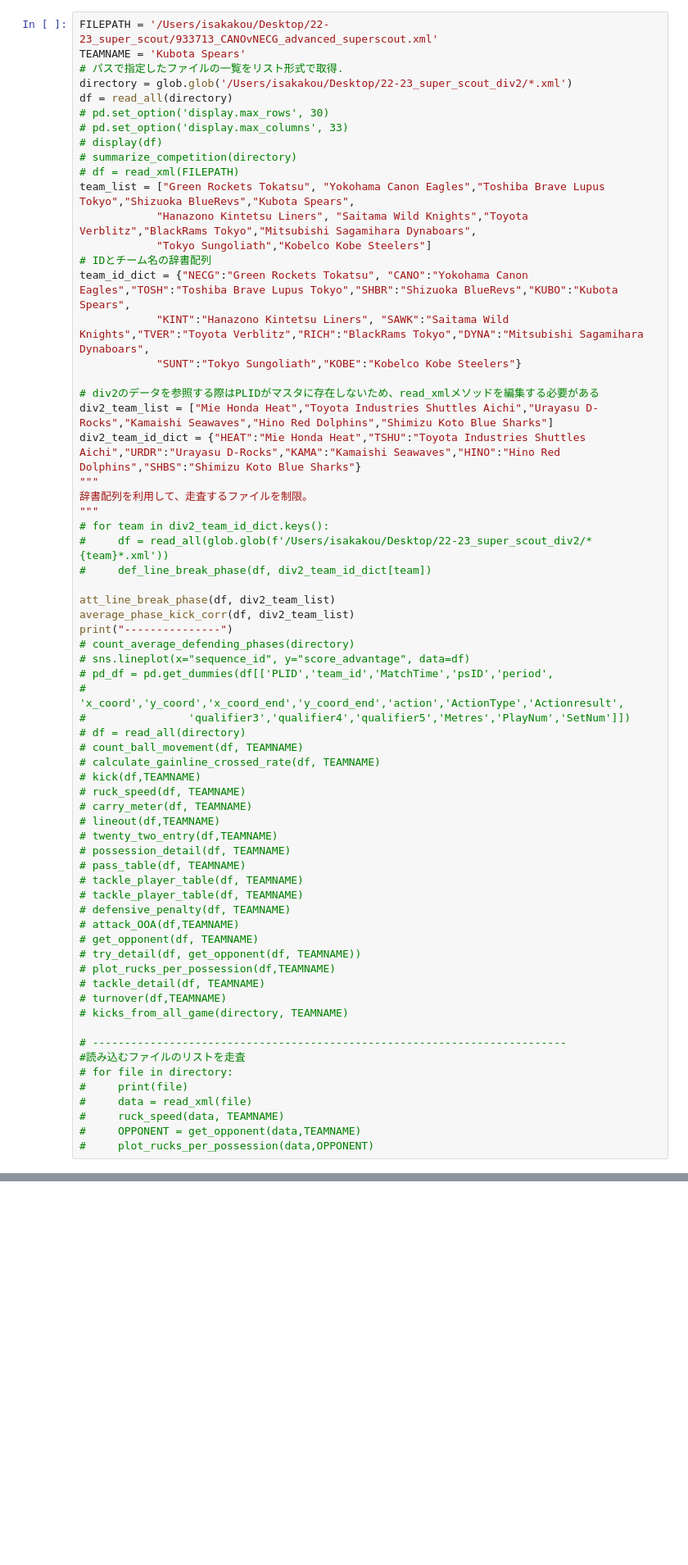
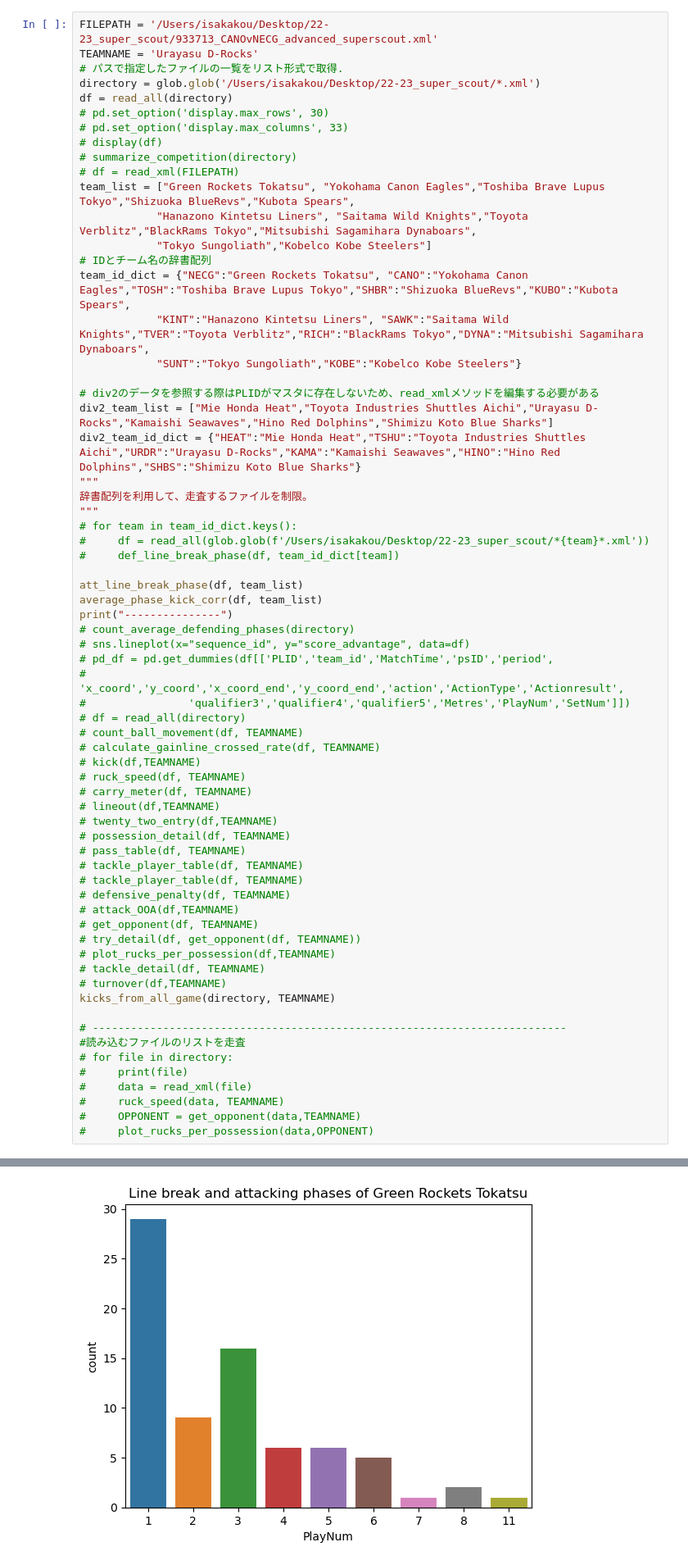
Before and after one commit to Kou-ISK/RugbyHub_Reader, a Jupyter notebook: for_advanced_superscout.ipynb, the cells around one changed output, grey strips where cells are left out. Shown: that part at 82% size. Cells and saved outputs as stored; diff of their text form; blank space fills up the shorter version.

```diff
--- a/for_advanced_superscout.ipynb
+++ b/for_advanced_superscout.ipynb
@@ -606,9 +606,9 @@ def plot_boundary(model, X, Y, target, xlabel,ylabel):
     plt.show()
 # %%
 FILEPATH = '/Users/isakakou/Desktop/22-23_super_scout/933713_CANOvNECG_advanced_superscout.xml'
-TEAMNAME = 'Kubota Spears'
+TEAMNAME = 'Urayasu D-Rocks'
 # パスで指定したファイルの一覧をリスト形式で取得.
-directory = glob.glob('/Users/isakakou/Desktop/22-23_super_scout_div2/*.xml')
+directory = glob.glob('/Users/isakakou/Desktop/22-23_super_scout/*.xml')
 df = read_all(directory)
 # pd.set_option('display.max_rows', 30)
 # pd.set_option('display.max_columns', 33)
@@ -629,12 +629,12 @@ div2_team_id_dict = {"HEAT":"Mie Honda Heat","TSHU":"Toyota Industries Shuttles
 """
 辞書配列を利用して、走査するファイルを制限。
 """
-# for team in div2_team_id_dict.keys():
-#     df = read_all(glob.glob(f'/Users/isakakou/Desktop/22-23_super_scout_div2/*{team}*.xml'))
-#     def_line_break_phase(df, div2_team_id_dict[team])
+# for team in team_id_dict.keys():
+#     df = read_all(glob.glob(f'/Users/isakakou/Desktop/22-23_super_scout/*{team}*.xml'))
+#     def_line_break_phase(df, team_id_dict[team])
 
-att_line_break_phase(df, div2_team_list)
-average_phase_kick_corr(df, div2_team_list)
+att_line_break_phase(df, team_list)
+average_phase_kick_corr(df, team_list)
 print("---------------")
 # count_average_defending_phases(directory)
 # sns.lineplot(x="sequence_id", y="score_advantage", data=df)
@@ -660,7 +660,7 @@ print("---------------")
 # plot_rucks_per_possession(df,TEAMNAME)
 # tackle_detail(df, TEAMNAME)
 # turnover(df,TEAMNAME)
-# kicks_from_all_game(directory, TEAMNAME)
+kicks_from_all_game(directory, TEAMNAME)
 
 # --------------------------------------------------------------------------
 #読み込むファイルのリストを走査
@@ -670,3 +670,4 @@ print("---------------")
 #     ruck_speed(data, TEAMNAME)
 #     OPPONENT = get_opponent(data,TEAMNAME)
 #     plot_rucks_per_possession(data,OPPONENT)
+# %% [output]
@@ -672,0 +691 @@ print("---------------")
+[figure, added]
```
Also changed, not shown: parts of 1 cell of this notebook.
